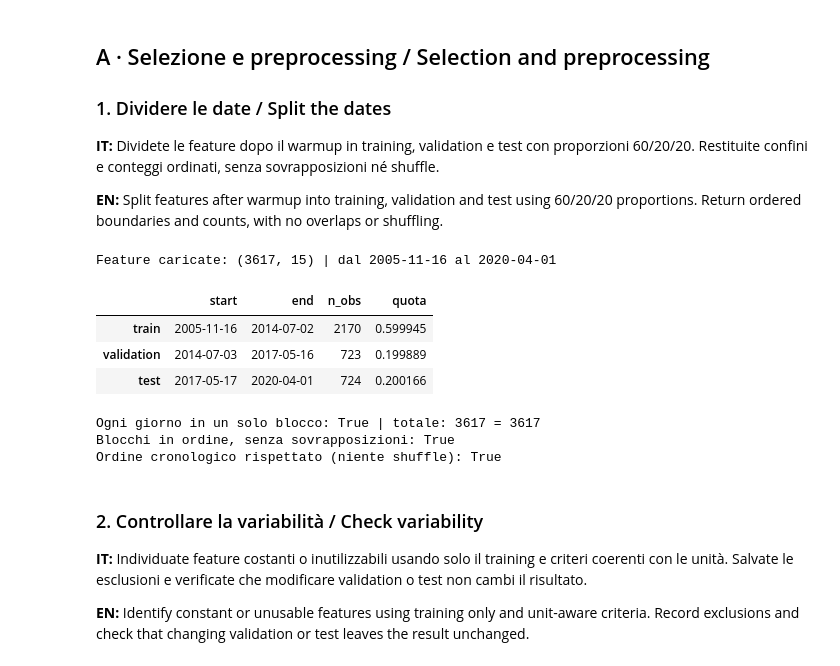
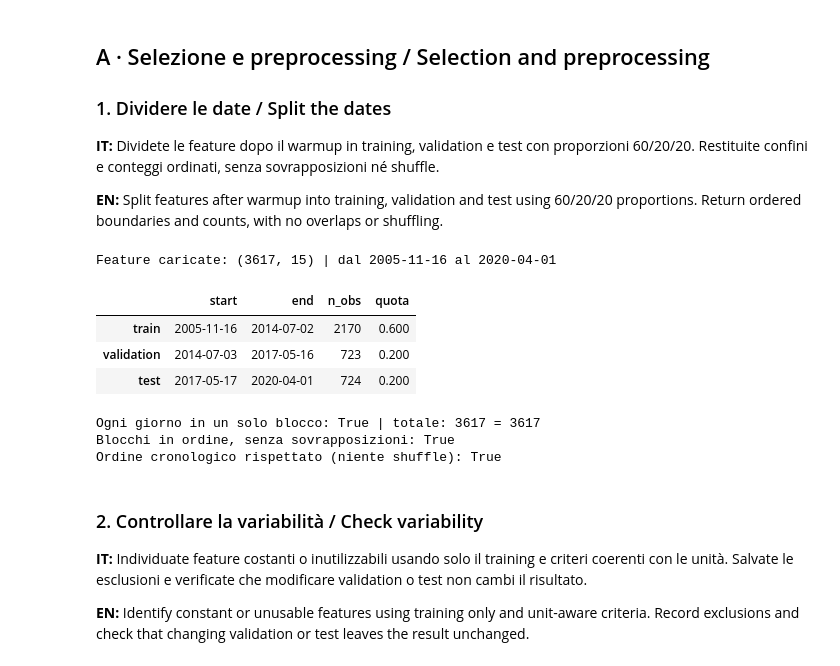
Before and after one commit to Tartaluca21/market-regime-explorer-SF, a Jupyter notebook: notebooks/02_selection_and_baselines.ipynb, the cells around one changed output. Drawn from its saved outputs; the diff is of its cells as text; code cells hidden in the pictures.

```diff
--- a/notebooks/02_selection_and_baselines.ipynb
+++ b/notebooks/02_selection_and_baselines.ipynb
@@ -27,6 +27,7 @@ import json
 import numpy as np
 import pandas as pd
 import matplotlib.pyplot as plt
+import seaborn as sns
 
 # project_root per far girare il notebook su qualunque computer
 project_root = Path.cwd()
@@ -37,36 +38,84 @@ sys.path.insert(0, str(project_root))
 settings = json.loads((project_root / "settings.json").read_text())
 
 # Le 15 feature prodotte dal notebook 01
 features = pd.read_csv(project_root / settings["paths"]["results"] / "features.csv",
                        index_col="date", parse_dates=True)
 print("Feature caricate:", features.shape, "| dal", features.index[0].date(), "al", features.index[-1].date())
 
 # Divisione cronologica 60/20/20 (dopo il warm-up, già tolto nel notebook 01)
 from core.selection import dividi_date
 
 confini = dividi_date(features, settings)
 tab_split = pd.DataFrame(confini).T
 tab_split["quota"] = (tab_split["n_obs"] / len(features)).round(3)
 display(tab_split)
 
 # Etichetta del blocco per ogni giorno, per i controlli
 split = pd.Series(index=features.index, dtype="object")
 for nome, b in confini.items():
     split.loc[b["start"]:b["end"]] = nome
 
 print("Ogni giorno in un solo blocco:", split.notna().all(),
       "| totale:", tab_split["n_obs"].sum(), "=", len(features))
 print("Blocchi in ordine, senza sovrapposizioni:",
       confini["train"]["end"] < confini["validation"]["start"]
       and confini["validation"]["end"] < confini["test"]["start"])
 print("Ordine cronologico rispettato (niente shuffle):",
       (split.map({"train": 0, "validation": 1, "test": 2}).diff().dropna() >= 0).all())
+
+
+# STILE DEL NOTEBOOK E TABELLE UNIFORMI
+
+plt.rcParams.update({
+    "figure.figsize": (12, 5),
+    "figure.dpi": 120,
+    "axes.titlesize": 14,
+    "axes.labelsize": 11,
+    "xtick.labelsize": 9,
+    "ytick.labelsize": 9,
+    "axes.spines.top": False,
+    "axes.spines.right": False,
+    "axes.grid": True,
+    "grid.alpha": 0.25,
+    "legend.frameon": False,
+    "font.family": "sans-serif"
+})
+
+pd.set_option("display.max_columns", 20)
+pd.set_option("display.width", 120)
+pd.set_option("display.float_format", lambda x: f"{x:,.3f}")
+
+def taBella(df, precisione=3):
+    return (
+        df.style
+        .format(precision=precisione)
+        .set_properties(**{
+            "text-align": "center",
+            "padding": "7px"
+        })
+        .set_table_styles([
+            {
+                "selector": "th",
+                "props": [
+                    ("background-color", "#243447"),
+                    ("color", "white"),
+                    ("font-weight", "bold"),
+                    ("text-align", "center"),
+                    ("padding", "9px")
+                ]
+            },
+            {
+                "selector": "td",
+                "props": [("border-bottom", "1px solid #dddddd")]
+            }
+        ])
+    )
 # %% [output]
 Feature caricate: (3617, 15) | dal 2005-11-16 al 2020-04-01
 |  | start | end | n_obs | quota |
-| train | 2005-11-16 | 2014-07-02 | 2170 | 0.599945 |
-| validation | 2014-07-03 | 2017-05-16 | 723 | 0.199889 |
-| test | 2017-05-17 | 2020-04-01 | 724 | 0.200166 |
+| train | 2005-11-16 | 2014-07-02 | 2170 | 0.600 |
+| validation | 2014-07-03 | 2017-05-16 | 723 | 0.200 |
+| test | 2017-05-17 | 2020-04-01 | 724 | 0.200 |
 Ogni giorno in un solo blocco: True | totale: 3617 = 3617
 Blocchi in ordine, senza sovrapposizioni: True
 Ordine cronologico rispettato (niente shuffle): True
```
Also changed, not shown: parts of 8 cells of this notebook, 2 other files.
